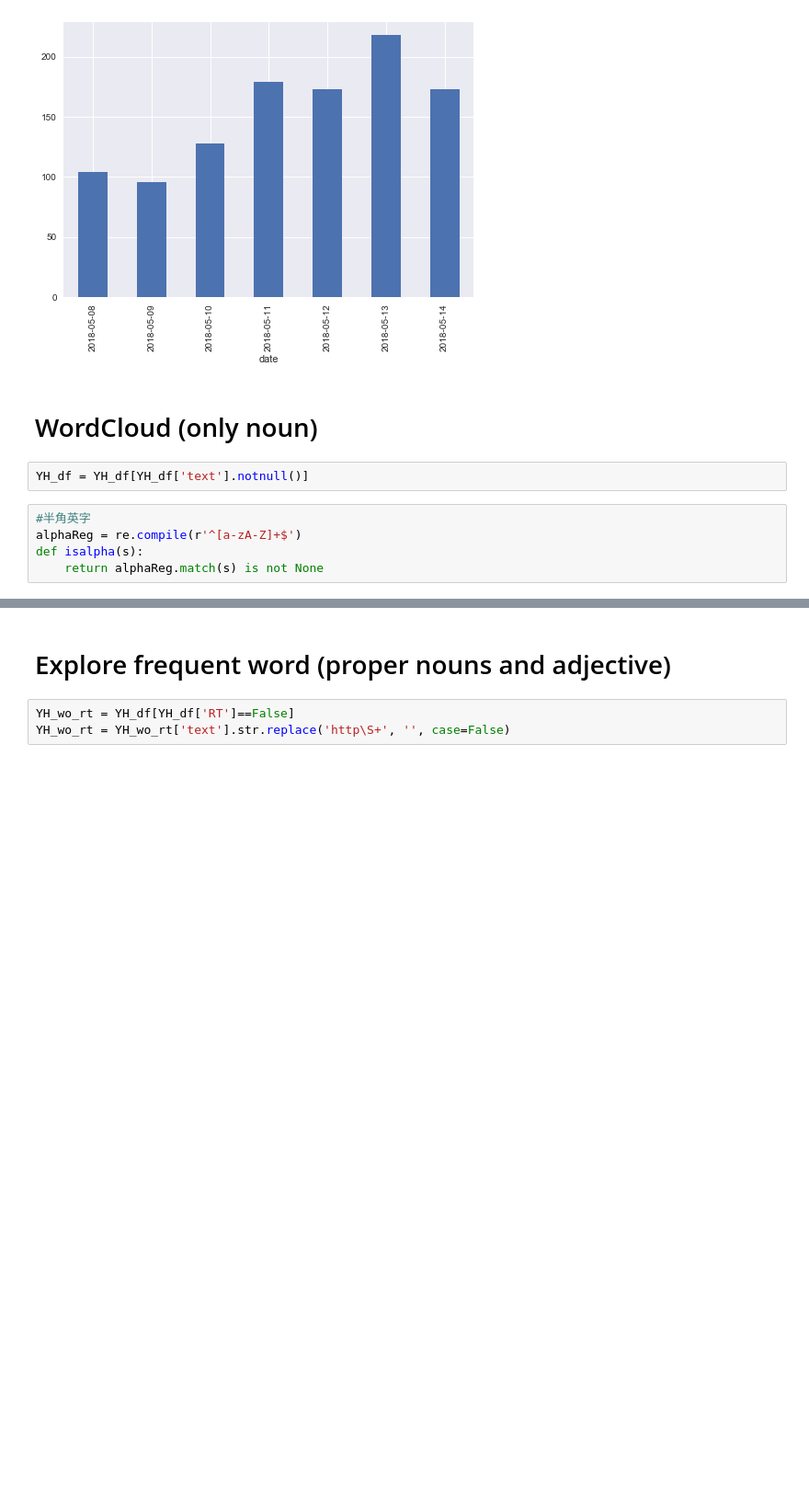
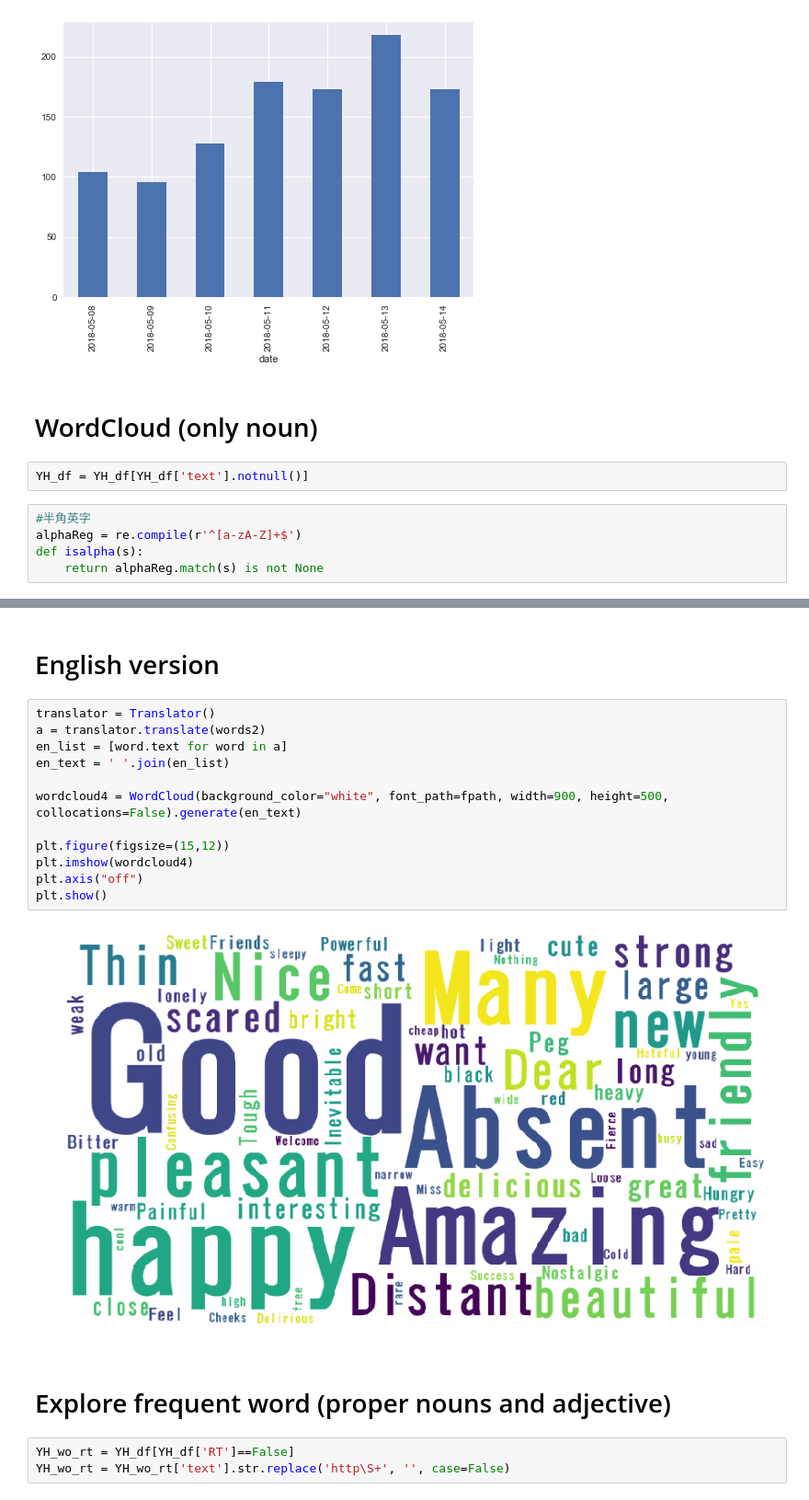
Before and after one commit to oz1717/Business_Project, a Jupyter notebook: summary.ipynb, the cells around one changed output, grey strips where cells are left out. Shown at 92% size. Saved outputs shown, nothing was run; the diff lists cells and outputs as text; blank space fills up the shorter version.

```diff
--- a/summary.ipynb
+++ b/summary.ipynb
@@ -114,3 +140,19 @@ plt.show()
+# %% [markdown]
+# English version
+# %%
+translator = Translator()
+a = translator.translate(words2)
+en_list = [word.text for word in a]
+en_text = ' '.join(en_list)
+
+wordcloud4 = WordCloud(background_color="white", font_path=fpath, width=900, height=500, collocations=False).generate(en_text)
+
+plt.figure(figsize=(15,12))
+plt.imshow(wordcloud4)
+plt.axis("off")
+plt.show()
+# %% [output]
+[figure, added]
 # %% [markdown]
 # Explore frequent word (proper nouns and adjective)
 # %%
```
Also changed, not shown: parts of 13 cells of this notebook, 3 other files.
